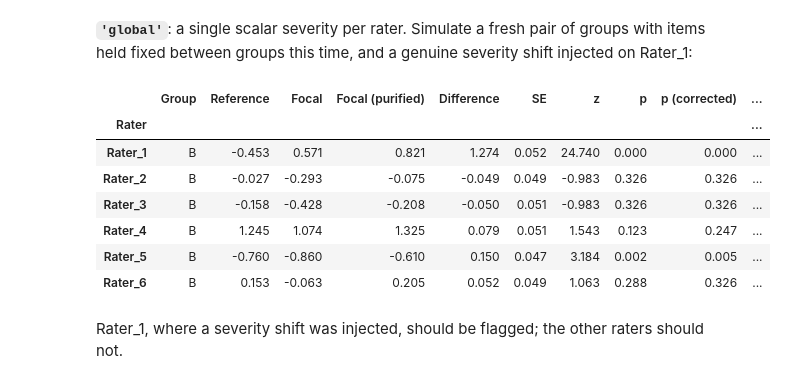
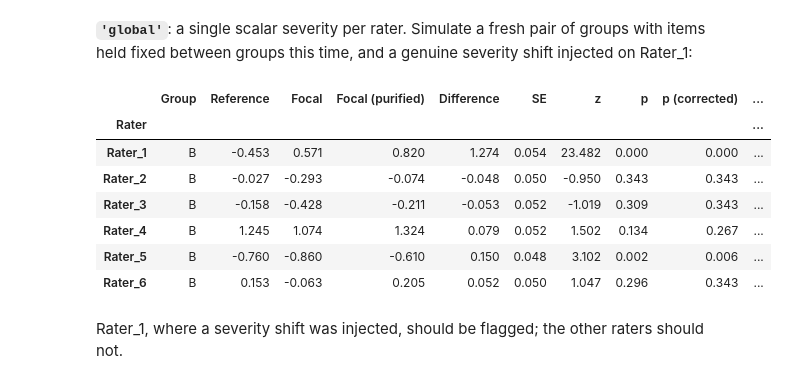
Before and after one commit to MarkElliott999/RaschPy, a Jupyter notebook: Examples/DIF testing/DIF testing example.ipynb, the cells around one changed output. Saved outputs shown, nothing was run; the diff lists cells and outputs as text; code cells hidden in the pictures.

```diff
--- a/Examples/DIF testing/DIF testing example.ipynb
+++ b/Examples/DIF testing/DIF testing example.ipynb
@@ -324,35 +325,36 @@ Item_3 is a useful edge case: its injected DIF (0.5 logits) is only marginally a
 # %%
 sim_a = MFRM_Sim_Global(no_of_items=10, no_of_persons=no_of_persons, no_of_facet_elements=6, max_score=4,
                          manual_person_names=[f'A_{i}' for i in range(no_of_persons)], seed=1)
 
 facets_b = sim_a.facet_effects.copy()
 facets_b['Rater_1'] += 1.2
 
 sim_b = MFRM_Sim_Global(no_of_items=10, no_of_persons=no_of_persons, no_of_facet_elements=6, max_score=4,
                          manual_items=sim_a.items, manual_item_names=sim_a.item_names,
                          manual_facet_effects=facets_b, manual_facet_names=sim_a.facet_names,
                          manual_person_names=[f'B_{i}' for i in range(no_of_persons)], seed=2)
 
 responses = pd.concat([sim_a.responses, sim_b.responses])
 mfrm = MFRM(responses, max_score=4, exogenous=exogenous)
 
 mfrm.drf_test('Group',
               model='global',
               reference='A',
               selection_method='wald',
               welch=True,
-              no_of_samples=300)
+              no_of_samples=300,
+              seed=1)
 
 round(mfrm.drf_table, 3)   # per-rater DRF, restricted to raters present in both groups
 # %% [output]
 |  | Group | Reference | Focal | Focal (purified) | Difference | SE | z | p | p (corrected) | ... |
 | Rater |  |  |  |  |  |  |  |  |  | ... |
-| Rater_1 | B | -0.453 | 0.571 | 0.821 | 1.274 | 0.052 | 24.740 | 0.000 | 0.000 | ... |
-| Rater_2 | B | -0.027 | -0.293 | -0.075 | -0.049 | 0.049 | -0.983 | 0.326 | 0.326 | ... |
-| Rater_3 | B | -0.158 | -0.428 | -0.208 | -0.050 | 0.051 | -0.983 | 0.326 | 0.326 | ... |
-| Rater_4 | B | 1.245 | 1.074 | 1.325 | 0.079 | 0.051 | 1.543 | 0.123 | 0.247 | ... |
-| Rater_5 | B | -0.760 | -0.860 | -0.610 | 0.150 | 0.047 | 3.184 | 0.002 | 0.005 | ... |
-| Rater_6 | B | 0.153 | -0.063 | 0.205 | 0.052 | 0.049 | 1.063 | 0.288 | 0.326 | ... |
+| Rater_1 | B | -0.453 | 0.571 | 0.820 | 1.274 | 0.054 | 23.482 | 0.000 | 0.000 | ... |
+| Rater_2 | B | -0.027 | -0.293 | -0.074 | -0.048 | 0.050 | -0.950 | 0.343 | 0.343 | ... |
+| Rater_3 | B | -0.158 | -0.428 | -0.211 | -0.053 | 0.052 | -1.019 | 0.309 | 0.343 | ... |
+| Rater_4 | B | 1.245 | 1.074 | 1.324 | 0.079 | 0.052 | 1.502 | 0.134 | 0.267 | ... |
+| Rater_5 | B | -0.760 | -0.860 | -0.610 | 0.150 | 0.048 | 3.102 | 0.002 | 0.006 | ... |
+| Rater_6 | B | 0.153 | -0.063 | 0.205 | 0.052 | 0.050 | 1.047 | 0.296 | 0.343 | ... |
 # %% [markdown]
 Rater_1, where a severity shift was injected, should be flagged; the other raters should not.
 # %% [markdown]
```
Also changed, not shown: parts of 11 cells of this notebook, 2 other files.
